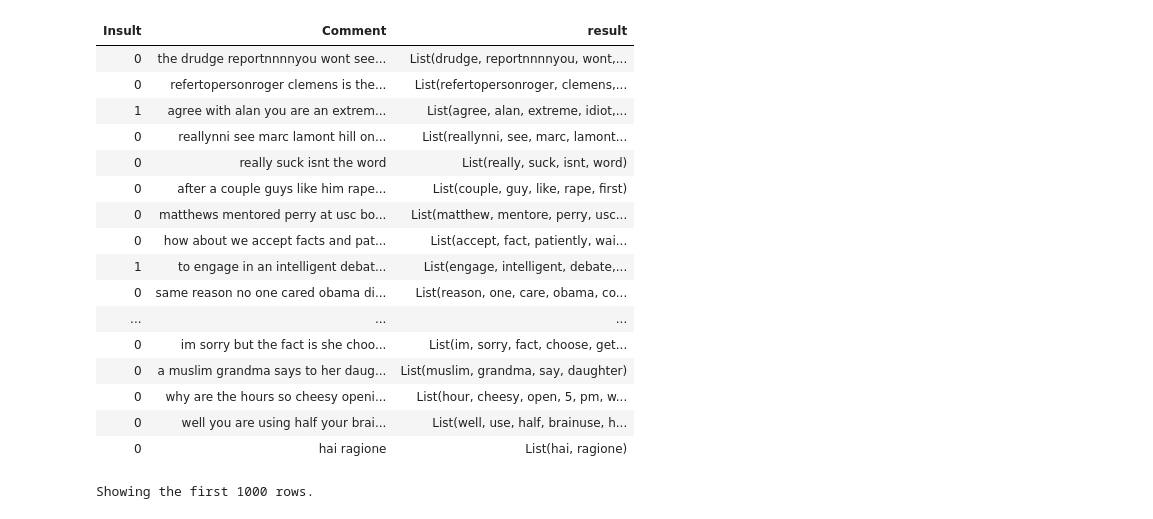
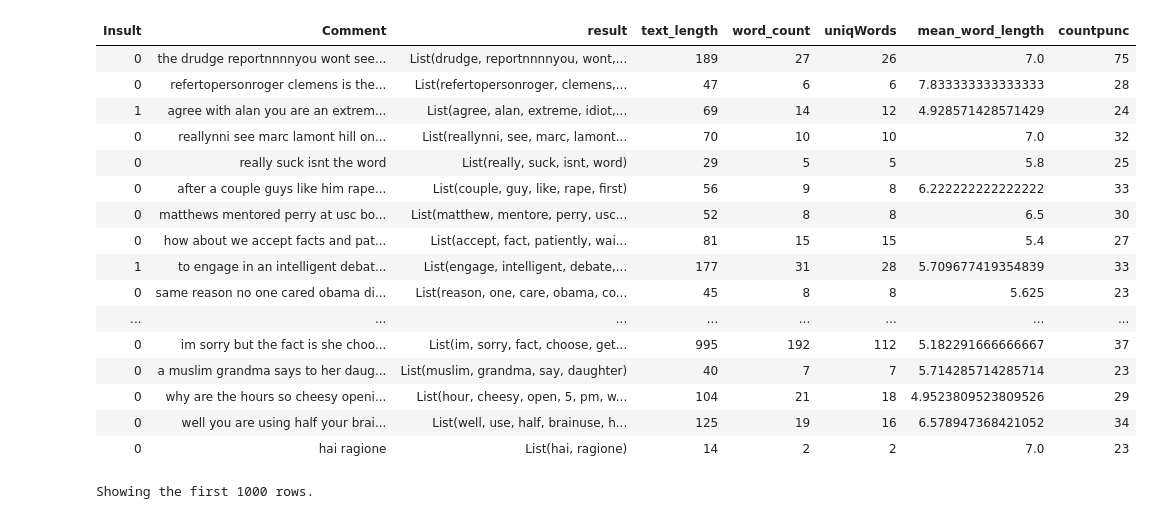
Before and after one commit to amenaUSF/CyberBullyML_Bigdata, a Jupyter notebook: FinalProject_CyberBully.ipynb, the cells around one changed output. Saved outputs shown, nothing was run; the diff lists cells and outputs as text; code cells hidden in the pictures.

```diff
--- a/FinalProject_CyberBully.ipynb
+++ b/FinalProject_CyberBully.ipynb
@@ -10,0 +20,25 @@ import string
+# %%
+#text_length
+#word_count
+#unique_word_count
+#mean_word_length
+#punctuation_count
+
+import pyspark.sql.functions as f
+import string
+from pyspark.sql.functions import array_contains
+
+df = df.withColumn("text_length", f.length("Comment"))
+df = df.withColumn('word_count', f.size(f.split(f.col('Comment'), ' ')))
+df = df.withColumn('uniqWords',f.size(f.array_distinct(f.split(f.col('Comment'), ' '))))
+df = df.withColumn('mean_word_length',f.col('text_length')/f.col('word_count'))
+
+import string
+#df.rdd.Comment.map(lambda x:len([c for c in str(x) if c in string.punctuation]))
+
+#insult,comment, text_length,word_count,uniqWords,mean_word_length
+punc_rdd=df.rdd.map(lambda x:(x[0],x[1],x[2],x[3],x[4],x[5],len([c for c in str(x) if c in string.punctuation])))
+#df['punctuation_count']=
+df = punc_rdd.toDF(["insult","comment","text_length","word_count","uniqWords","mean_word_length","countpunc"])
+df.printSchema()
+df.show()
@@ -13,14 +49,6 @@ import string
 import re
 import string
 from pyspark.sql.functions import udf, col, lower, regexp_replace
-
-
-df = spark.read.csv('/FileStore/tables/cyberbullydata.csv',inferSchema=True,header=True)
-spark.conf.set("spark.sql.legacy.timeParserPolicy","Legacy")
-
-df=df.select(['Insult','Comment'])
-
-df.dropna()
 
 
 def preProcess(iter):
@@ -46,11 +74,12 @@ def preProcess(iter):
         ret=ret.lower()
 
         #removing punctuations
-        #ret2="".join([char for char in ret if char not in string.punctuation])
+        ret="".join([char for char in ret if char not in string.punctuation])
 
-        return ret2
+        return ret
 
 preProcudf=udf(preProcess)
 df = df.withColumn('Comment', preProcudf('Comment'))
-display(df.selectExpr("Insult", "Comment"))
+df.show(5)
+#display(df.selectExpr("Insult", "Comment"))
 # %% [output]
@@ -111,49 +123,50 @@ normalizer = Normalizer() \
 #     .setInputCols("Token") \
 #     .setOutputCol("Checked")
 
 
 # Lemmatize
 lemmatizer = LemmatizerModel.pretrained() \
     .setInputCols(["Normalized"]) \
     .setOutputCol("Lemma")
 
 # Remove Stop Words
 stopWords = StopWordsCleaner() \
      .setInputCols(["Lemma"]) \
      .setOutputCol("CleanTokens") \
      .setCaseSensitive(False)
 
 pipeline = Pipeline().setStages([
     documentAssembler,
     documentNormalizer,
     tokenizer,
     normalizer,
     lemmatizer,
     stopWords
 ])
 
 #sample_data = spark.createDataFrame(df)
 # data = spark.createDataFrame([[text]]).toDF("Text")
 pipelineModel = pipeline.fit(df)
 result = pipelineModel.transform(df)
-display(result.selectExpr("Insult", "Comment","CleanTokens.result"))
+display(result.selectExpr("Insult", "Comment","CleanTokens.result","text_length","word_count","uniqWords","mean_word_length","countpunc"))
+df=result.selectExpr("Insult", "Comment","CleanTokens.result","text_length","word_count","uniqWords","mean_word_length","countpunc")
 # %% [output]
 [interactive output not drawn]
-| Insult | Comment | result |
-| 0 | the drudge reportnnnnyou wont see... | List(drudge, reportnnnnyou, wont,... |
-| 0 | refertopersonroger clemens is the... | List(refertopersonroger, clemens,... |
-| 1 | agree with alan you are an extrem... | List(agree, alan, extreme, idiot,... |
-| 0 | reallynni see marc lamont hill on... | List(reallynni, see, marc, lamont... |
-| 0 | really suck isnt the word | List(really, suck, isnt, word) |
-| 0 | after a couple guys like him rape... | List(couple, guy, like, rape, first) |
-| 0 | matthews mentored perry at usc bo... | List(matthew, mentore, perry, usc... |
-| 0 | how about we accept facts and pat... | List(accept, fact, patiently, wai... |
-| 1 | to engage in an intelligent debat... | List(engage, intelligent, debate,... |
-| 0 | same reason no one cared obama di... | List(reason, one, care, obama, co... |
-| ... | ... | ... |
-| 0 | im sorry but the fact is she choo... | List(im, sorry, fact, choose, get... |
-| 0 | a muslim grandma says to her daug... | List(muslim, grandma, say, daughter) |
-| 0 | why are the hours so cheesy openi... | List(hour, cheesy, open, 5, pm, w... |
-| 0 | well you are using half your brai... | List(well, use, half, brainuse, h... |
-| 0 | hai ragione | List(hai, ragione) |
+| Insult | Comment | result | text_length | word_count | uniqWords | mean_word_length | countpunc |
+| 0 | the drudge reportnnnnyou wont see... | List(drudge, reportnnnnyou, wont,... | 189 | 27 | 26 | 7.0 | 75 |
+| 0 | refertopersonroger clemens is the... | List(refertopersonroger, clemens,... | 47 | 6 | 6 | 7.833333333333333 | 28 |
+| 1 | agree with alan you are an extrem... | List(agree, alan, extreme, idiot,... | 69 | 14 | 12 | 4.928571428571429 | 24 |
+| 0 | reallynni see marc lamont hill on... | List(reallynni, see, marc, lamont... | 70 | 10 | 10 | 7.0 | 32 |
+| 0 | really suck isnt the word | List(really, suck, isnt, word) | 29 | 5 | 5 | 5.8 | 25 |
+| 0 | after a couple guys like him rape... | List(couple, guy, like, rape, first) | 56 | 9 | 8 | 6.222222222222222 | 33 |
+| 0 | matthews mentored perry at usc bo... | List(matthew, mentore, perry, usc... | 52 | 8 | 8 | 6.5 | 30 |
+| 0 | how about we accept facts and pat... | List(accept, fact, patiently, wai... | 81 | 15 | 15 | 5.4 | 27 |
+| 1 | to engage in an intelligent debat... | List(engage, intelligent, debate,... | 177 | 31 | 28 | 5.709677419354839 | 33 |
+| 0 | same reason no one cared obama di... | List(reason, one, care, obama, co... | 45 | 8 | 8 | 5.625 | 23 |
+| ... | ... | ... | ... | ... | ... | ... | ... |
+| 0 | im sorry but the fact is she choo... | List(im, sorry, fact, choose, get... | 995 | 192 | 112 | 5.182291666666667 | 37 |
+| 0 | a muslim grandma says to her daug... | List(muslim, grandma, say, daughter) | 40 | 7 | 7 | 5.714285714285714 | 23 |
+| 0 | why are the hours so cheesy openi... | List(hour, cheesy, open, 5, pm, w... | 104 | 21 | 18 | 4.9523809523809526 | 29 |
+| 0 | well you are using half your brai... | List(well, use, half, brainuse, h... | 125 | 19 | 16 | 6.578947368421052 | 34 |
+| 0 | hai ragione | List(hai, ragione) | 14 | 2 | 2 | 7.0 | 23 |
 Showing the first 1000 rows.
```
Also changed, not shown: parts of 7 cells of this notebook, 1 other file.
